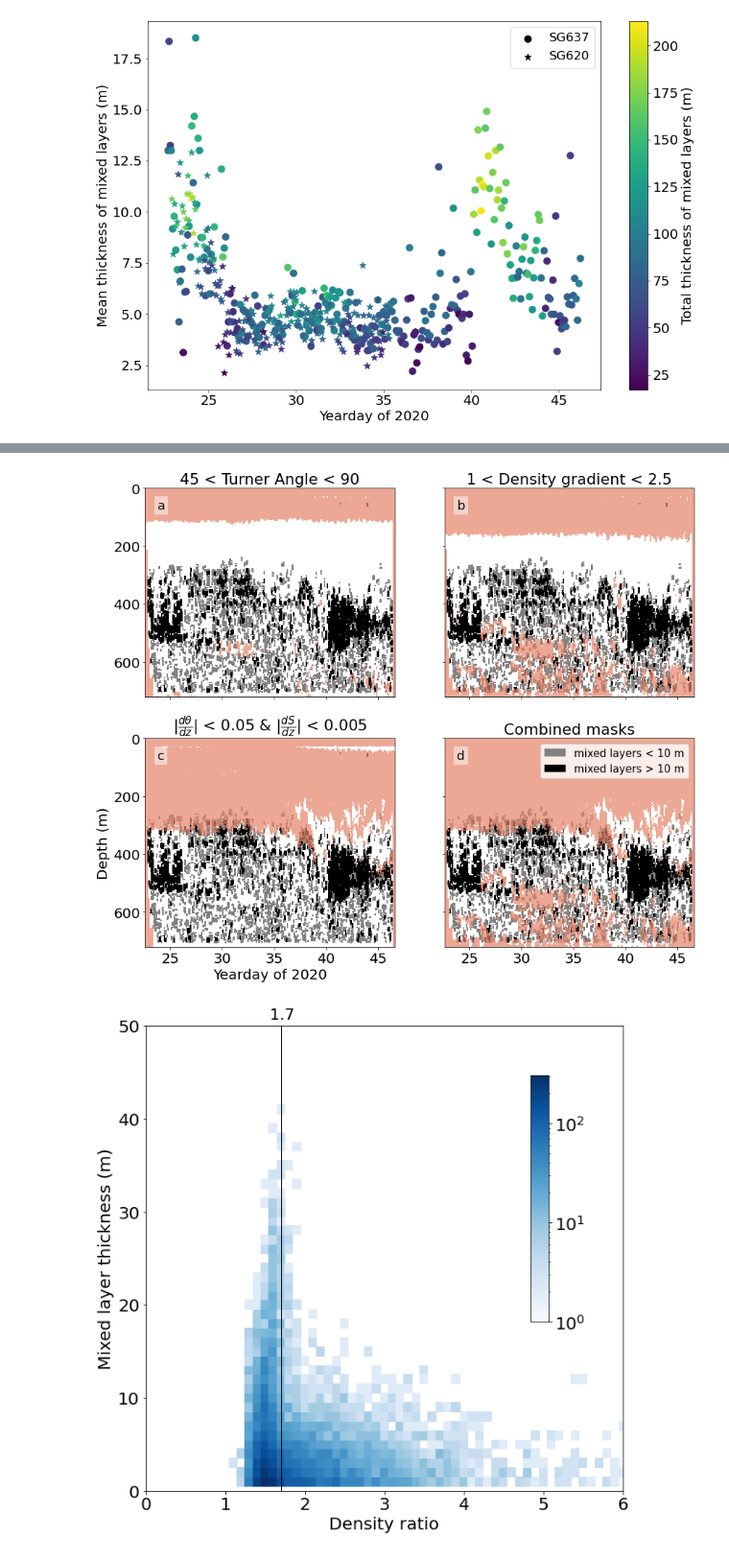
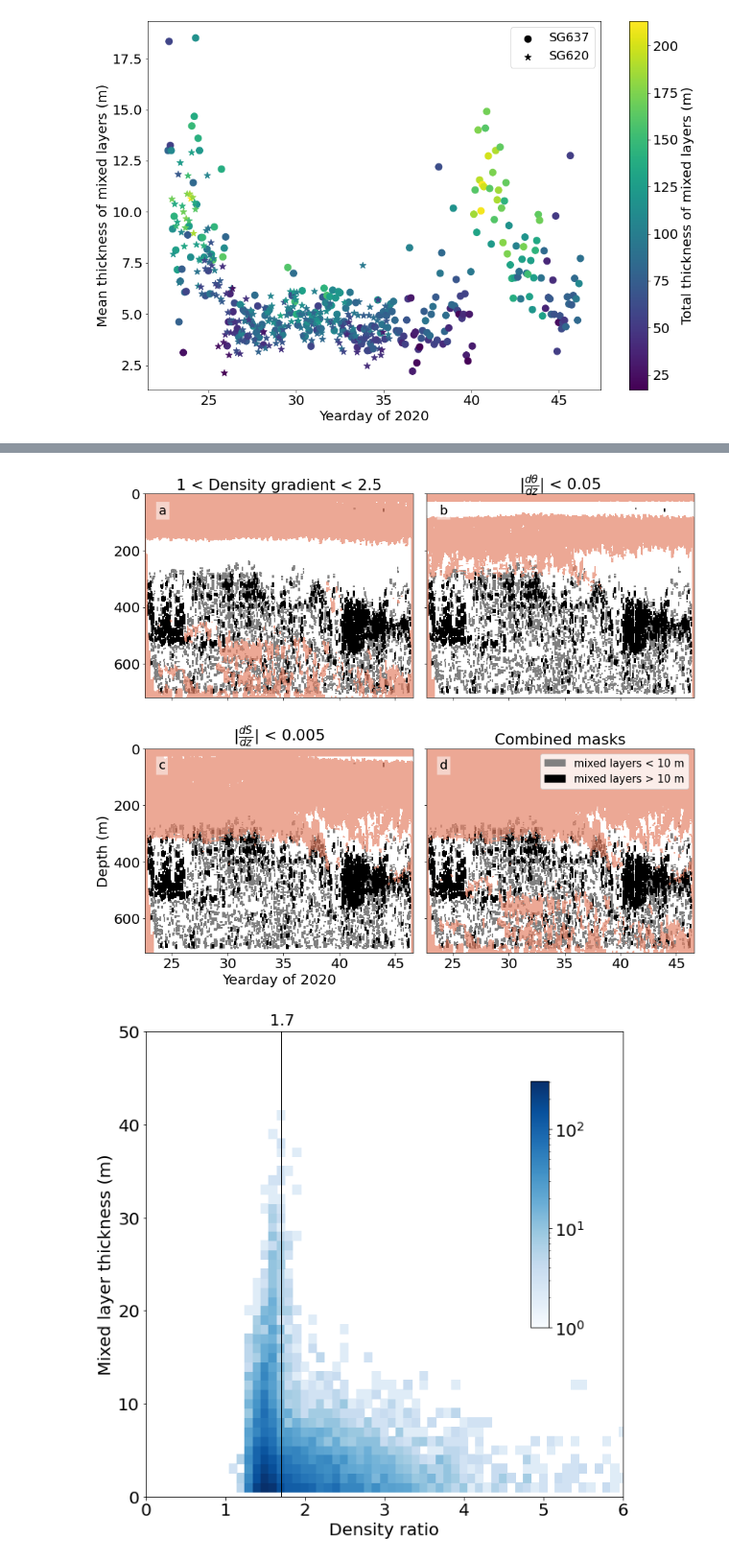
Before and after one commit to callumrollo/eurec4a-thermohaline-figures, a Jupyter notebook: create_figures.ipynb, the cells around one changed output, grey strips where cells are left out. Shown at 96% size. Saved outputs shown, nothing was run; the diff lists cells and outputs as text; code cells hidden in the pictures.

```diff
--- a/create_figures.ipynb
+++ b/create_figures.ipynb
@@ -37,6 +37,10 @@ glider_df = glider_df[good_dive_mask]
 df_glider_1m = pd.read_csv('data/glider_1m_staircase.csv', low_memory=False)
 mixes = pd.read_csv('data/glider_1m_mixed_layers.csv')
 grads = pd.read_csv('data/glider_1m_grad_layers.csv')
+# %%
+df_glider_1m_both = pd.read_csv('/media/callum/storage/Documents/Eureka/processing/staircase_experiment/reimplement/salt_and_temp_flag_glider_1m_staircase.csv', low_memory=False)
+mixes_both = pd.read_csv('/media/callum/storage/Documents/Eureka/processing/staircase_experiment/reimplement/salt_and_temp_flag_glider_1m_mixed_layers.csv')
+grads_both = pd.read_csv('/media/callum/storage/Documents/Eureka/processing/staircase_experiment/reimplement/salt_and_temp_flag_glider_1m_grad_layers.csv')
 # %%
 mixes = mixes[mixes.salt_finger_step]
 grads = grads[grads.salt_finger_step]
@@ -521,6 +623,14 @@ mask_den_ratio = mask.copy()
 mask_den_ratio[(ds_glider.density_ratio>1) & (ds_glider.density_ratio<2.5)] = True
 ds_glider['density_ratio_mask'] = (('p','dive'), mask_den_ratio)
 
+mask_temp = mask.copy()
+mask_temp[np.abs(ds_glider.ct_dz)<0.05] = True
+ds_glider['temperature_mask'] = (('p','dive'), mask_temp)
+
+mask_sal = mask.copy()
+mask_sal[np.abs(ds_glider.sa_dz)<0.006] = True
+ds_glider['salinity_mask'] = (('p','dive'), mask_gradients)
+
 mask_gradients = mask.copy()
 mask_gradients[(np.abs(ds_glider.sa_dz)<0.006) & (np.abs(ds_glider.ct_dz)<0.05)] = True
 ds_glider['gradients_mask'] = (('p','dive'), mask_gradients)
@@ -577,31 +681,36 @@ savefig('fig09', extension='png')
 # %%
-fig, ax = plt.subplots(2,2, figsize=(14,12), sharex=True, sharey=True, )
+fig, ax = plt.subplots(2,2, figsize=(14,12), sharex=True, sharey=True)
+plt.subplots_adjust(wspace=0.05, hspace=0.25)
+
 ax = ax.ravel()
-ax[0].contourf(ds_sg637.time_yday_utc.mean(dim='p').values, ds_sg637.p, np.ma.masked_array(ds_sg637.ones, mask=ds_sg637.turner_angle_mask)
+
+ax[0].contourf(ds_sg637.time_yday_utc.mean(dim='p').values, ds_sg637.p, np.ma.masked_array(ds_sg637.ones, mask=ds_sg637.density_ratio_mask)
               , cmap='RdBu', alpha=0.7)
-ax[0].set_title('45 < Turner Angle < 90')
-ax[1].contourf(ds_sg637.time_yday_utc.mean(dim='p').values, ds_sg637.p, np.ma.masked_array(ds_sg637.ones, mask=ds_sg637.density_ratio_mask)
+ax[0].set_title('1 < Density gradient < 2.5')
+
+ax[1].contourf(ds_sg637.time_yday_utc.mean(dim='p').values, ds_sg637.p, np.ma.masked_array(ds_sg637.ones, mask=ds_sg637.temperature_mask)
               , cmap='RdBu', alpha=0.7)
-ax[1].set_title('1 < Density gradient < 2.5')
-ax[2].contourf(ds_sg637.time_yday_utc.mean(dim='p').values, ds_sg637.p, np.ma.masked_array(ds_sg637.ones, mask=ds_sg637.gradients_mask)
+ax[1].set_title('|${\\frac{d \\theta }{dz}}$| < 0.05')
+
+ax[2].contourf(ds_sg637.time_yday_utc.mean(dim='p').values, ds_sg637.p, np.ma.masked_array(ds_sg637.ones, mask=ds_sg637.salinity_mask)
               , cmap='RdBu', alpha=0.7)
-ax[2].set_title('|${\\frac{d \\theta }{dz}}$| < 0.05 & |${\\frac{dS}{dz}}$| < 0.005')
+ax[2].set_title('|${\\frac{dS}{dz}}$| < 0.005')
 ax[3].contourf(ds_sg637.time_yday_utc.mean(dim='p').values, ds_sg637.p, np.ma.masked_array(ds_sg637.ones, mask=ds_sg637.combined_mask)
               , cmap='RdBu', alpha=0.7)
 ax[3].set_title('Combined masks')
 for axa in ax:
     axa.pcolor(ds_sg637.time_yday_utc.mean(dim='p').values, ds_sg637.p, np.ma.masked_array(ds_sg637.ones, mask=ds_sg637.mixed_layer_salt_finger_mask), color='gray', label='mixed layers < 10 m', zorder=-10, shading='auto')
     axa.pcolor(ds_sg637.time_yday_utc.mean(dim='p').values, ds_sg637.p, np.ma.masked_array(ds_sg637.ones, mask=ds_sg637.ml_mask_10m_plus), color='k', label='mixed layers > 10 m', zorder=-5, shading='auto')
 ax[3].legend()
 ax[2].set(ylabel='Depth (m)', xlabel='Yearday of 2020')
 ax[2].set(ylim=(0, 720))
 ax[2].invert_yaxis()
 letterboxes(ax, loc=(0.05, 0.9))
 savefig('sg637_bitmask_multipanel')
 savefig('fig10', extension='pdf')
 #savefig('sg637_bitmask_multipanel_notitle')
 # %% [output]
-[figure, old version]
+[figure, new version]
 # %%
 mixes_salt = mixes.loc[(mixes.salt_finger_step) & (mixes.p>100) & (mixes.p<800)]
 ratio_step, mld_step = 0.1, 1
```
Also changed, not shown: parts of 28 cells of this notebook.
